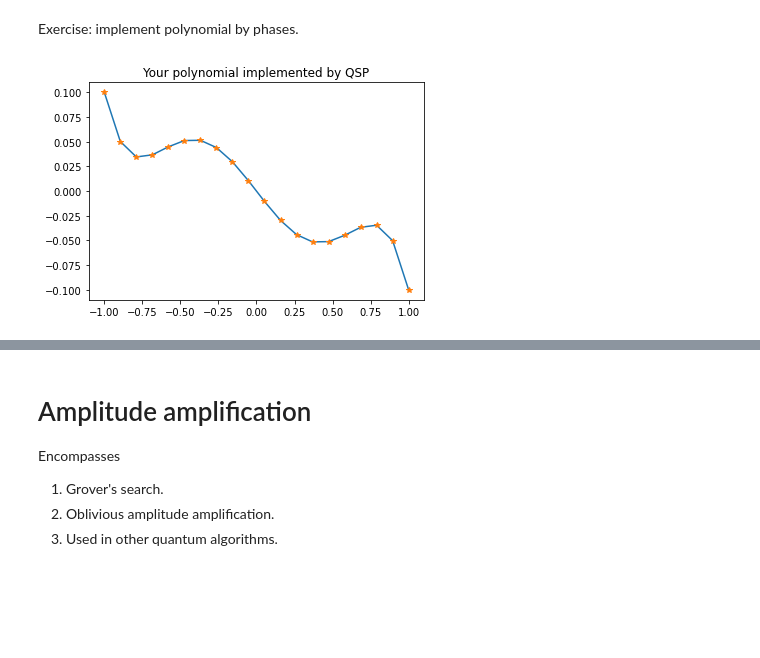
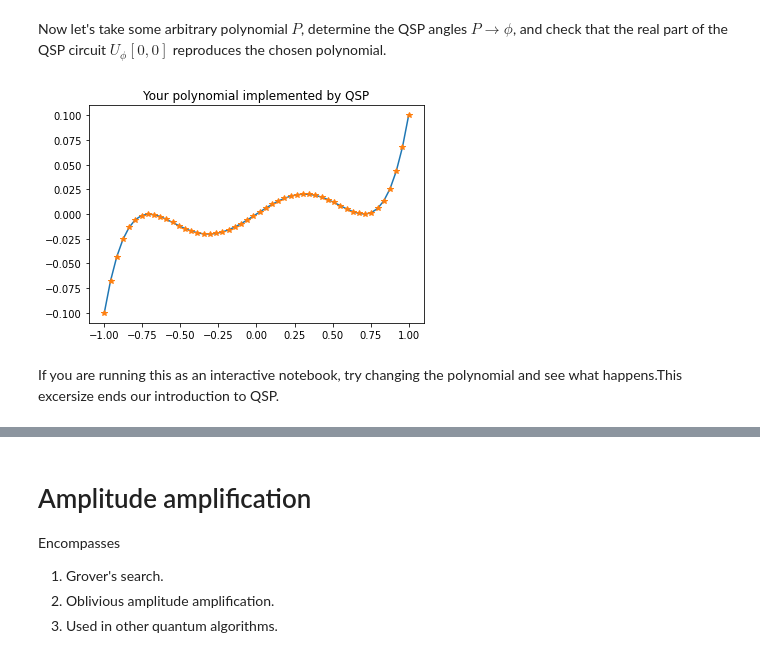
Before and after one commit to idnm/blog, a Jupyter notebook: posts/quantum_singular_value_transformation_intro/index.ipynb, the cells around one changed output, grey strips where cells are left out. Cells and saved outputs as stored; diff of their text form; code cells hidden in the pictures; blank space fills up the shorter version.

```diff
--- a/posts/quantum_singular_value_transformation_intro/index.ipynb
+++ b/posts/quantum_singular_value_transformation_intro/index.ipynb
@@ -139,33 +190,26 @@ def apply_QSP(w, phis):
 
     return res
 # %% [markdown]
-Exercise: implement polynomial by phases.
+Now let's take some arbitrary polynomial $P$, determine the QSP angles $P\to \phi$, and check that the real part of the QSP circuit $U_\phi[0,0]$ reproduces the chosen polynomial.
 # %%
-# An excersize.
+# Note that the polynomial must have definite parity and be bounded.
+P = np.polynomial.Polynomial([0., 0.1, 0., -0.4, 0., 0.4])
 
-def polynomial_value(coeffs, x):
-    """ Computes c[0]*x**0 + c[1]*x**1+...+c[n]*x**n. """
-    x = np.array([x])
-    return (np.array(coeffs) * x**np.arange(len(coeffs))).sum()
+# QSP angles from polynomial coefficients.
+phis = pyqsp.angle_sequence.QuantumSignalProcessingPhases(P.coef, signal_operator='Wx')
 
-# Som arbitrary set of polynomial coefficiets.
-# Must define even or odd polynomial p(x) that satisfies p(x)<1 for -1<x<1.
-
-coeffs =  [0., -0.2, 0., 0.5, 0., -0.4]
-phis = pyqsp.angle_sequence.QuantumSignalProcessingPhases(coeffs, signal_operator='Wx')
-
-# Compute polynomial values in the range [-1, 1] directly
-x = np.linspace(-1, 1, 20)
-poly_values = [polynomial_value(coeffs, xi) for xi in x]
+# Range to scan over.
+x = np.linspace(-1, 1, 50)
 
 # Compute matrix elements of the QSP sequence
 unitaries = [apply_QSP(R(xi), phis) for xi in x]
 matrix_elements = [np.real(u[0,0]) for u in unitaries]
 
-# Verify they agree.
-# assert np.allclose(poly_values, matrix_elements, atol=1e-5)
-plt.plot(x, poly_values);
+# Compare
+plt.plot(x, P(x));
 plt.plot(x, matrix_elements, '*');
 plt.title('Your polynomial implemented by QSP');
 # %% [output]
-[figure, old version]
+[figure, new version]
+# %% [markdown]
+If you are running this as an interactive notebook, try changing the polynomial and see what happens.This excersize ends our introduction to QSP.
```
Also changed, not shown: parts of 22 cells of this notebook, 13 other files.
